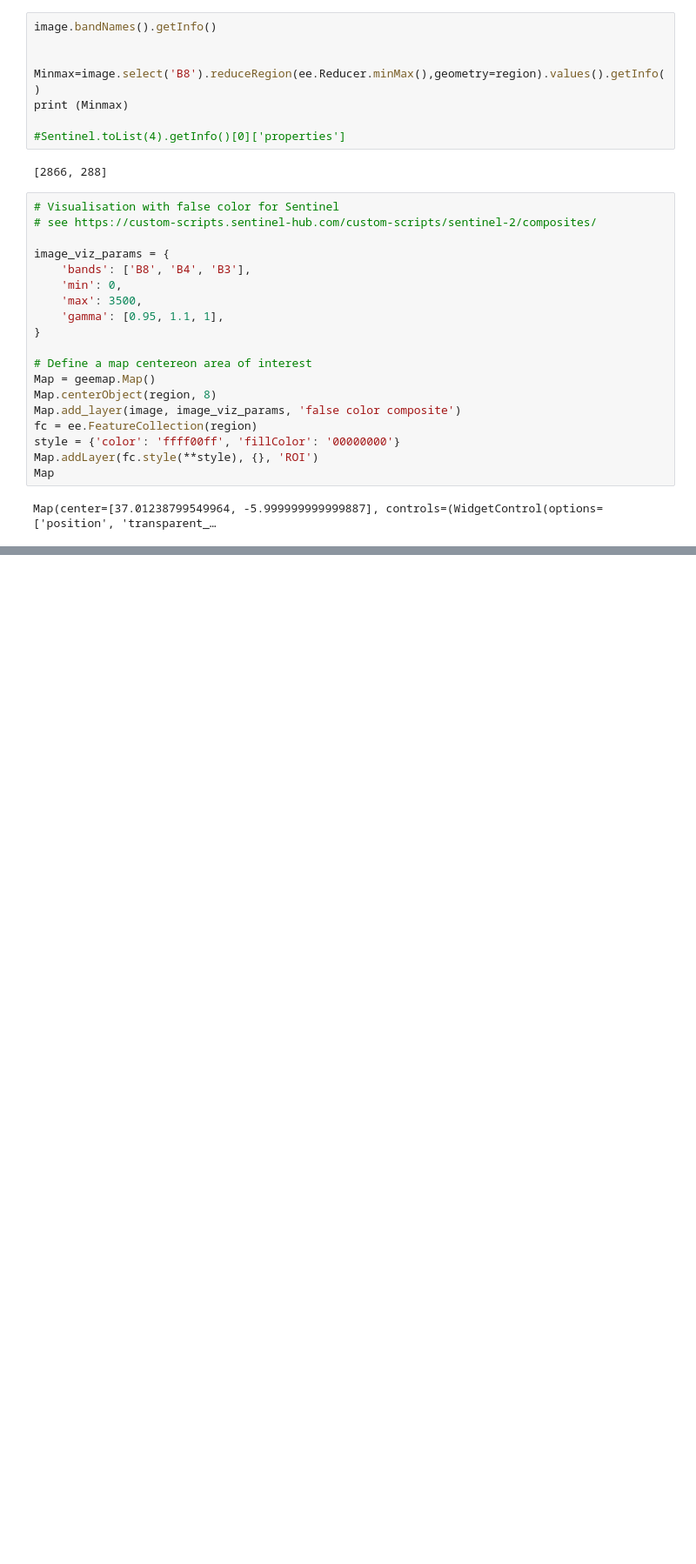
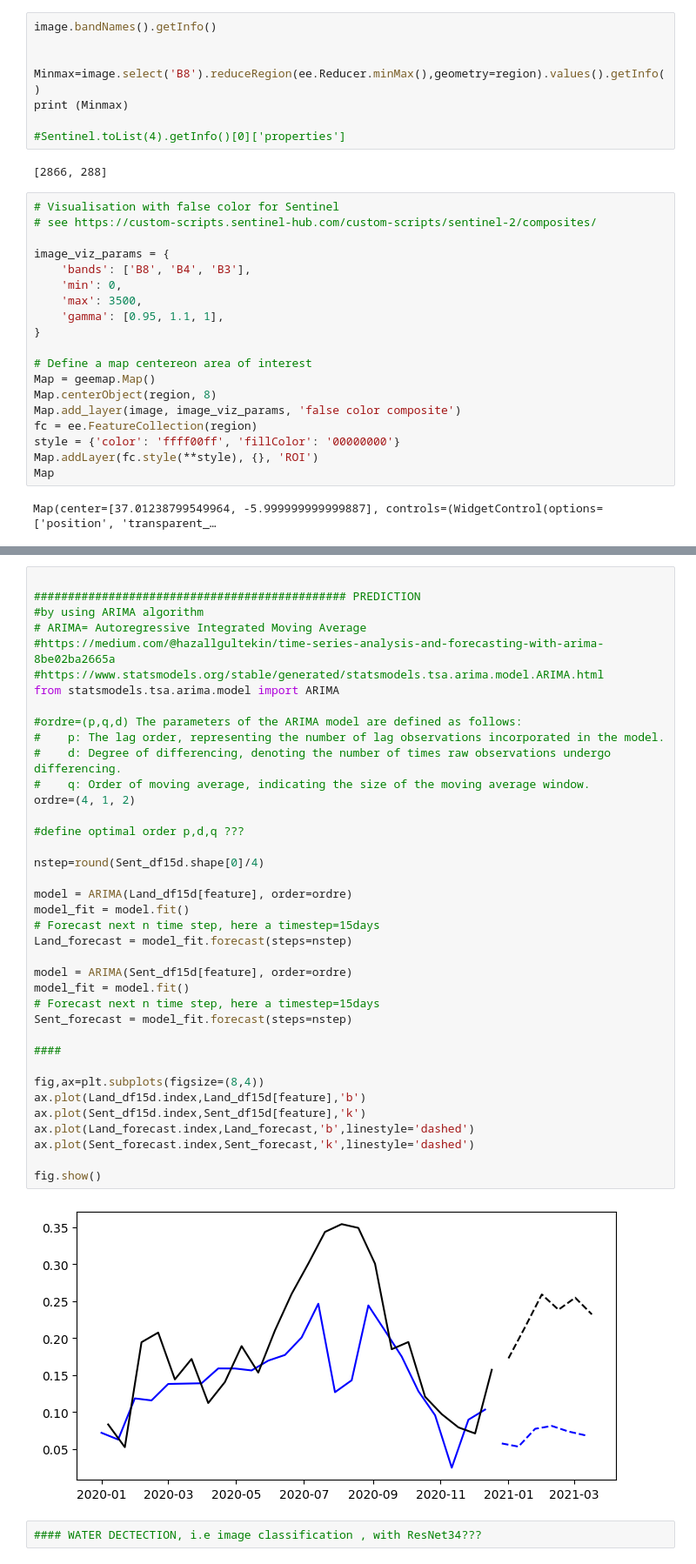
Before and after one commit to jclary-31/VegetationFromSpace_Landsat2_Sentinel8, a Jupyter notebook: Multispectral_Satellite_test.ipynb, the cells around one changed output, grey strips where cells are left out. Shown at 87% size. Saved outputs shown, nothing was run; the diff lists cells and outputs as text; blank space fills up the shorter version.

```diff
--- a/Multispectral_Satellite_test.ipynb
+++ b/Multispectral_Satellite_test.ipynb
@@ -277,0 +586,42 @@ fig.show()
+# %%
+
+############################################## PREDICTION
+#by using ARIMA algorithm
+# ARIMA= Autoregressive Integrated Moving Average
+#https://medium.com/@hazallgultekin/time-series-analysis-and-forecasting-with-arima-8be02ba2665a
+#https://www.statsmodels.org/stable/generated/statsmodels.tsa.arima.model.ARIMA.html
+from statsmodels.tsa.arima.model import ARIMA
+
+#ordre=(p,q,d) The parameters of the ARIMA model are defined as follows:
+#    p: The lag order, representing the number of lag observations incorporated in the model.
+#    d: Degree of differencing, denoting the number of times raw observations undergo differencing.
+#    q: Order of moving average, indicating the size of the moving average window.
+ordre=(4, 1, 2)
+
+#define optimal order p,d,q ???
+
+nstep=round(Sent_df15d.shape[0]/4)
+
+model = ARIMA(Land_df15d[feature], order=ordre)
+model_fit = model.fit()
+# Forecast next n time step, here a timestep=15days
+Land_forecast = model_fit.forecast(steps=nstep)
+
+model = ARIMA(Sent_df15d[feature], order=ordre)
+model_fit = model.fit()
+# Forecast next n time step, here a timestep=15days
+Sent_forecast = model_fit.forecast(steps=nstep)
+
+####
+
+fig,ax=plt.subplots(figsize=(8,4))
+ax.plot(Land_df15d.index,Land_df15d[feature],'b')
+ax.plot(Sent_df15d.index,Sent_df15d[feature],'k')
+ax.plot(Land_forecast.index,Land_forecast,'b',linestyle='dashed')
+ax.plot(Sent_forecast.index,Sent_forecast,'k',linestyle='dashed')
+
+fig.show()
+# %% [output]
+[figure, added]
+# %%
+#### WATER DECTECTION, i.e image classification , with ResNet34???
```
Also changed, not shown: parts of 9 cells of this notebook.
